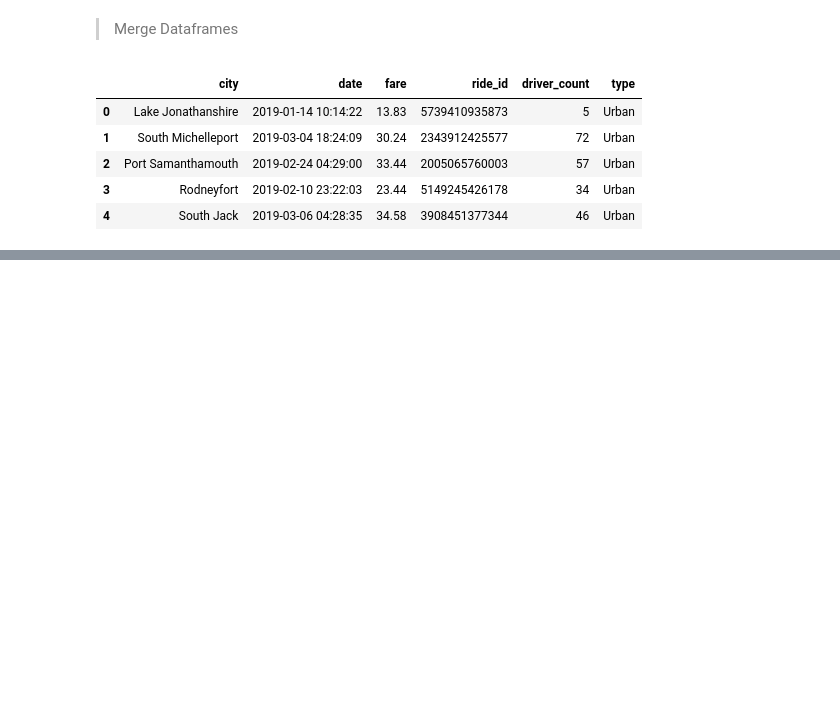
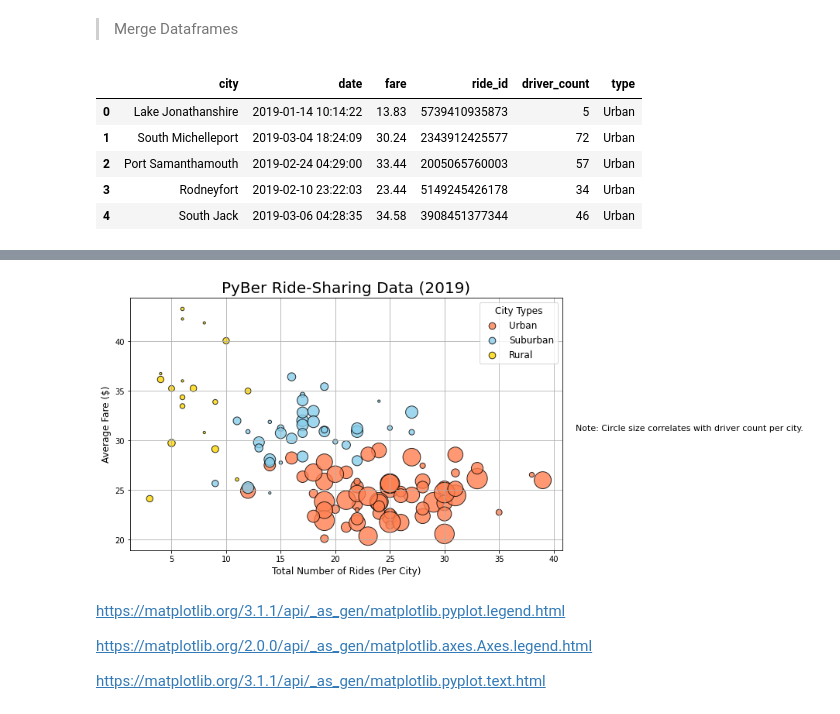
Before and after one commit to yorojanine/PyBer_Analysis, a Jupyter notebook: PyBer.ipynb, the cells around one changed output, grey strips where cells are left out. Saved outputs shown, nothing was run; the diff lists cells and outputs as text; code cells hidden in the pictures; blank space fills up the shorter version.

```diff
--- a/PyBer.ipynb
+++ b/PyBer.ipynb
@@ -117,3 +271,82 @@ pyber_data_df.head()
+# %%
+#combine into one chart -- run them all in the same cell
+plt.subplots(figsize=(10,6))
+
+plt.scatter(urban_ride_count,urban_avg_fare,
+            s=10 * urban_driver_count,
+           edgecolor= 'k', linewidths=1,
+           color='coral',
+           alpha = 0.8,
+           label = "Urban")
+#plt.title("PyBer Ride-Sharing Data (2019)")
+#plt.ylabel("Average Fare ($)")
+#plt.xlabel("Total Number of Rides (Per City)")
+#plt.grid(True)
+#plt.legend()
+
+
+plt.scatter(suburban_ride_count,suburban_avg_fare,
+            s=10 * suburban_driver_count,
+           edgecolor= 'k', linewidths=1,
+           color='skyblue',
+           alpha = 0.8,
+           label = "Suburban")
+#plt.title("PyBer Ride-Sharing Data (2019)")
+#plt.ylabel("Average Fare ($)")
+#plt.xlabel("Total Number of Rides (Per City)")
+#plt.grid(True)
+#plt.legend()
+
+
+plt.scatter(rural_ride_count,rural_avg_fare,
+            s=10 * rural_driver_count,
+           edgecolor= 'k', linewidths=1,
+           color='gold',
+           alpha = 0.8,
+           label = "Rural")
+#plt.title("PyBer Ride-Sharing Data (2019)")
+#plt.ylabel("Average Fare ($)")
+#plt.xlabel("Total Number of Rides (Per City)")
+#plt.grid(True)
+#plt.legend()
+
+##ADD THE OTHER GRAPH PROPERTIES AFTER THEY HAVE BEEN COMBINED
+plt.title("PyBer Ride-Sharing Data (2019)",fontsize=20)
+plt.ylabel("Average Fare ($)",fontsize=12)
+plt.xlabel("Total Number of Rides (Per City)",fontsize=12)
+plt.grid(True)
+
+##Add the legend
+#plt.legend() ##need to format because all different sizes
+
+lgnd=plt.legend(fontsize="12", mode="Expanded",
+               scatterpoints=1,
+               loc="best",
+               title="City Types")
+lgnd.legendHandles[0]._sizes=[75]
+lgnd.legendHandles[1]._sizes=[75]
+lgnd.legendHandles[2]._sizes=[75]
+lgnd.get_title().set_fontsize(12)
+
+#incorporate a text label about circle size
+t = "Note: Circle size correlates with driver count per city."
+plt.text(42,31,t,
+         fontsize="11",
+         wrap = True)
+
+#save the figure
+plt.savefig("analysis/Fig1.png")
+
+##show the plot
+plt.show()
+# %% [output]
+[figure, added]
+# %% [markdown]
+https://matplotlib.org/3.1.1/api/_as_gen/matplotlib.pyplot.legend.html
+
+https://matplotlib.org/2.0.0/api/_as_gen/matplotlib.axes.Axes.legend.html
+
+https://matplotlib.org/3.1.1/api/_as_gen/matplotlib.pyplot.text.html
 # %%
 #4.Determine the mean, median, and mode for the following:
 #The total number of rides for each city type.
```
Also changed, not shown: parts of 17 cells of this notebook, 1 other file.
